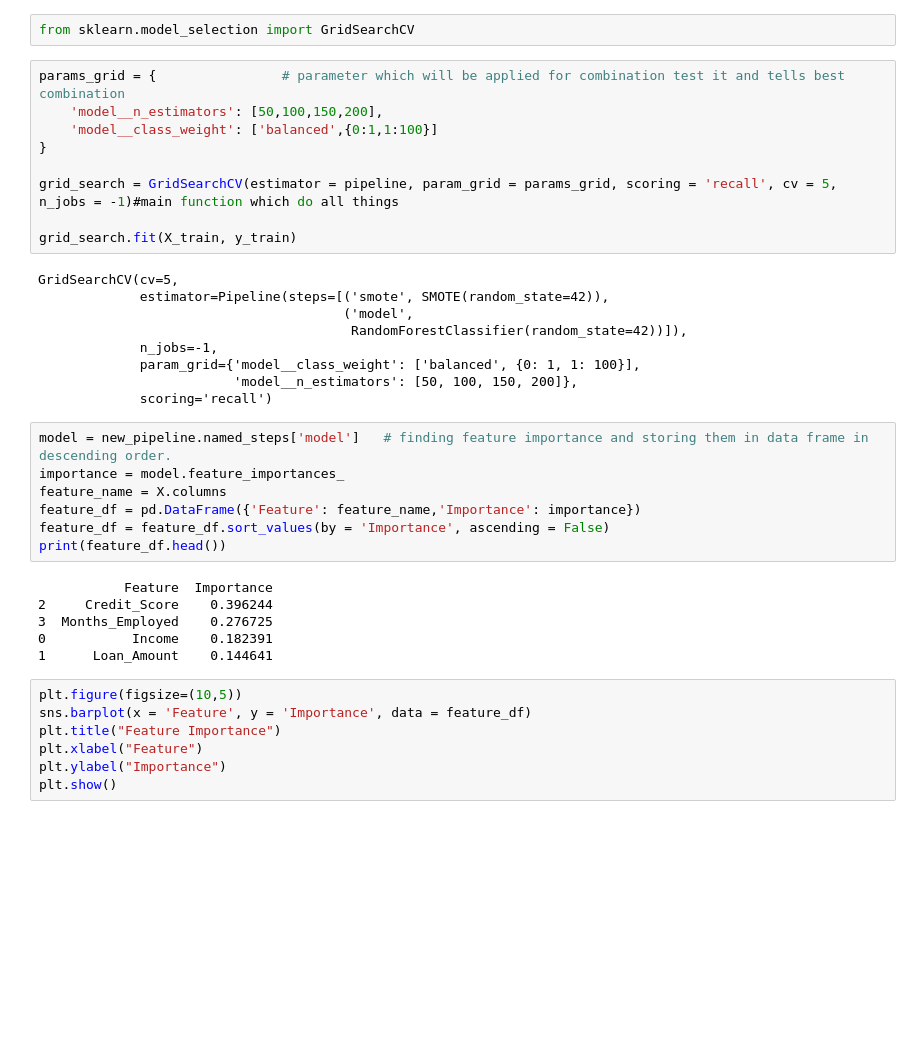
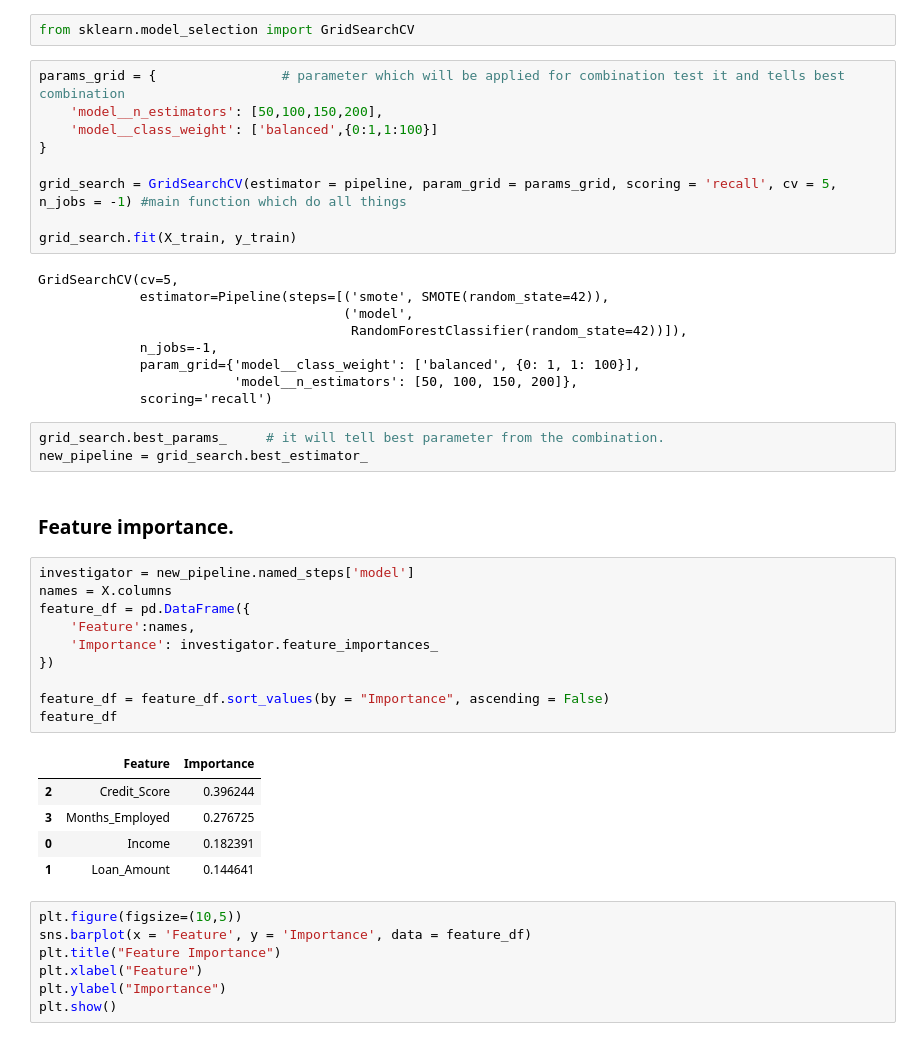
Before and after one commit to 87690ut/Python_Finall_Projects, a Jupyter notebook: ML_Journey/ML_Day_12_Real_Bank_Random_Forest_Analysis.ipynb, the cells around one changed output. Drawn from its saved outputs; the diff is of its cells as text; blank space fills up the shorter version.

```diff
--- a/ML_Journey/ML_Day_12_Real_Bank_Random_Forest_Analysis.ipynb
+++ b/ML_Journey/ML_Day_12_Real_Bank_Random_Forest_Analysis.ipynb
@@ -108,7 +108,7 @@ params_grid = {                # parameter which will be applied for combination
     'model__class_weight': ['balanced',{0:1,1:100}]
 }
 
-grid_search = GridSearchCV(estimator = pipeline, param_grid = params_grid, scoring = 'recall', cv = 5, n_jobs = -1)#main function which do all things
+grid_search = GridSearchCV(estimator = pipeline, param_grid = params_grid, scoring = 'recall', cv = 5, n_jobs = -1) #main function which do all things
 
 grid_search.fit(X_train, y_train)
 # %% [output]
@@ -120,19 +120,27 @@ GridSearchCV(cv=5,
              param_grid={'model__class_weight': ['balanced', {0: 1, 1: 100}],
                          'model__n_estimators': [50, 100, 150, 200]},
              scoring='recall')
-# %%
-model = new_pipeline.named_steps['model']   # finding feature importance and storing them in data frame in descending order.
-importance = model.feature_importances_
-feature_name = X.columns
-feature_df = pd.DataFrame({'Feature': feature_name,'Importance': importance})
-feature_df = feature_df.sort_values(by = 'Importance', ascending = False)
-print(feature_df.head())
-# %% [output]
-           Feature  Importance
-2     Credit_Score    0.396244
-3  Months_Employed    0.276725
-0           Income    0.182391
-1      Loan_Amount    0.144641
+# %%
+grid_search.best_params_     # it will tell best parameter from the combination.
+new_pipeline = grid_search.best_estimator_
+# %% [markdown]
+### Feature importance.
+# %%
+investigator = new_pipeline.named_steps['model']
+names = X.columns
+feature_df = pd.DataFrame({
+    'Feature':names,
+    'Importance': investigator.feature_importances_
+})
+
+feature_df = feature_df.sort_values(by = "Importance", ascending = False)
+feature_df
+# %% [output]
+|  | Feature | Importance |
+| 2 | Credit_Score | 0.396244 |
+| 3 | Months_Employed | 0.276725 |
+| 0 | Income | 0.182391 |
+| 1 | Loan_Amount | 0.144641 |
 # %%
 plt.figure(figsize=(10,5))
 sns.barplot(x = 'Feature', y = 'Importance', data = feature_df)
```
Also changed, not shown: parts of 1 cell of this notebook.
